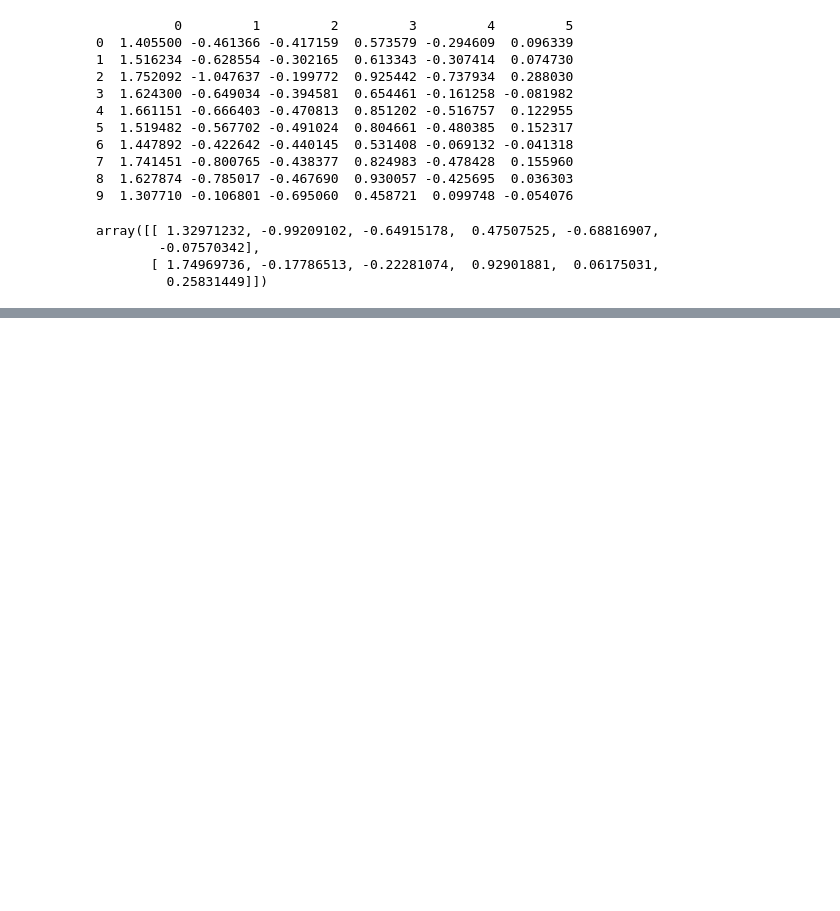
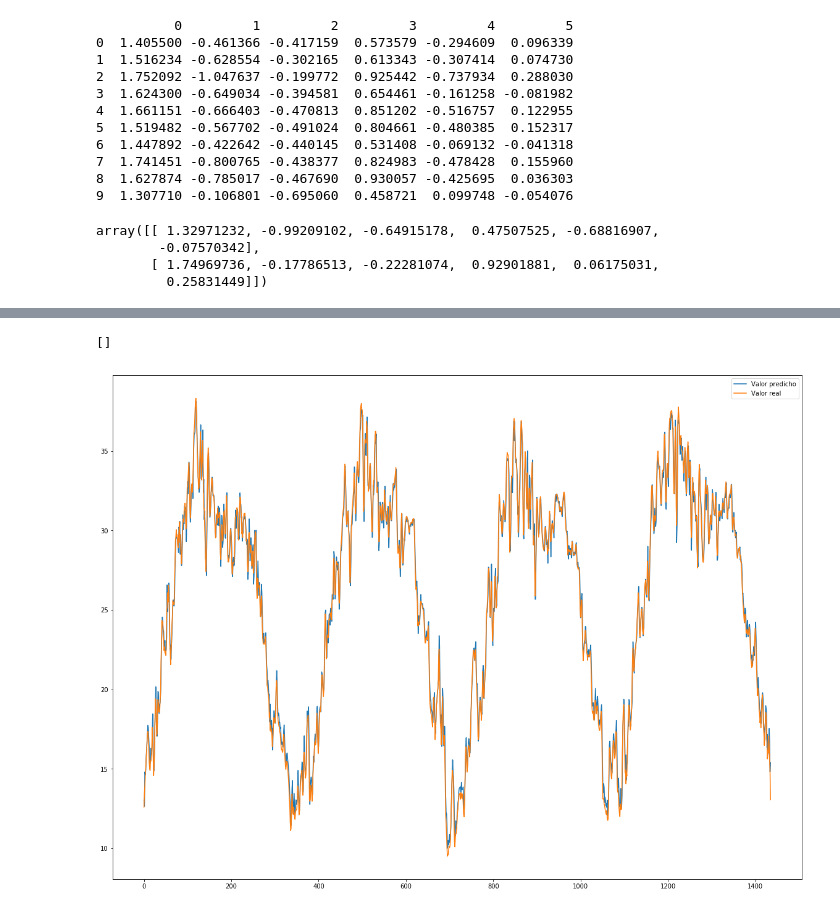
Before and after one commit to PamelaMunozCaceres/Python-Study, a Jupyter notebook: Jugando con Series de Tiempo.ipynb, the cells around one changed output, grey strips where cells are left out. Saved outputs shown, nothing was run; the diff lists cells and outputs as text; code cells hidden in the pictures; blank space fills up the shorter version.

```diff
--- a/Jugando con Series de Tiempo.ipynb
+++ b/Jugando con Series de Tiempo.ipynb
@@ -481,3 +485,6 @@ array([[ 1.32971232, -0.99209102, -0.64915178,  0.47507525, -0.68816907,
         -0.07570342],
        [ 1.74969736, -0.17786513, -0.22281074,  0.92901881,  0.06175031,
          0.25831449]])
+# %%
+# Obtenemos el promedio de los coeficientes
+mean_coef = np.mean(coef)
@@ -483,0 +496,3 @@ array([[ 1.32971232, -0.99209102, -0.64915178,  0.47507525, -0.68816907,
+# %%
+# Calculamos el promedio de todos los interceptos
+intercept_final = np.mean(intercept)
@@ -483,0 +508,14 @@ array([[ 1.32971232, -0.99209102, -0.64915178,  0.47507525, -0.68816907,
+# %%
+# Calculamos el producto punto de la regresion
+previous_values_temp["train_predict"] = previous_values_temp @ (np.array(mean_coef.tolist())) + intercept_final
+# %%
+results = pd.concat([previous_values_temp["train_predict"], previous_values_y], axis=1)
+# %%
+fig, ax = plt.subplots(figsize=(20,15))
+ax.plot(results[results.columns[0]], label="Valor predicho")
+ax.plot(results[results.columns[1]], label="Valor real")
+ax.legend()
+plt.plot()
+# %% [output]
+[]
+[figure, added]
```
Also changed, not shown: parts of 11 cells of this notebook.
